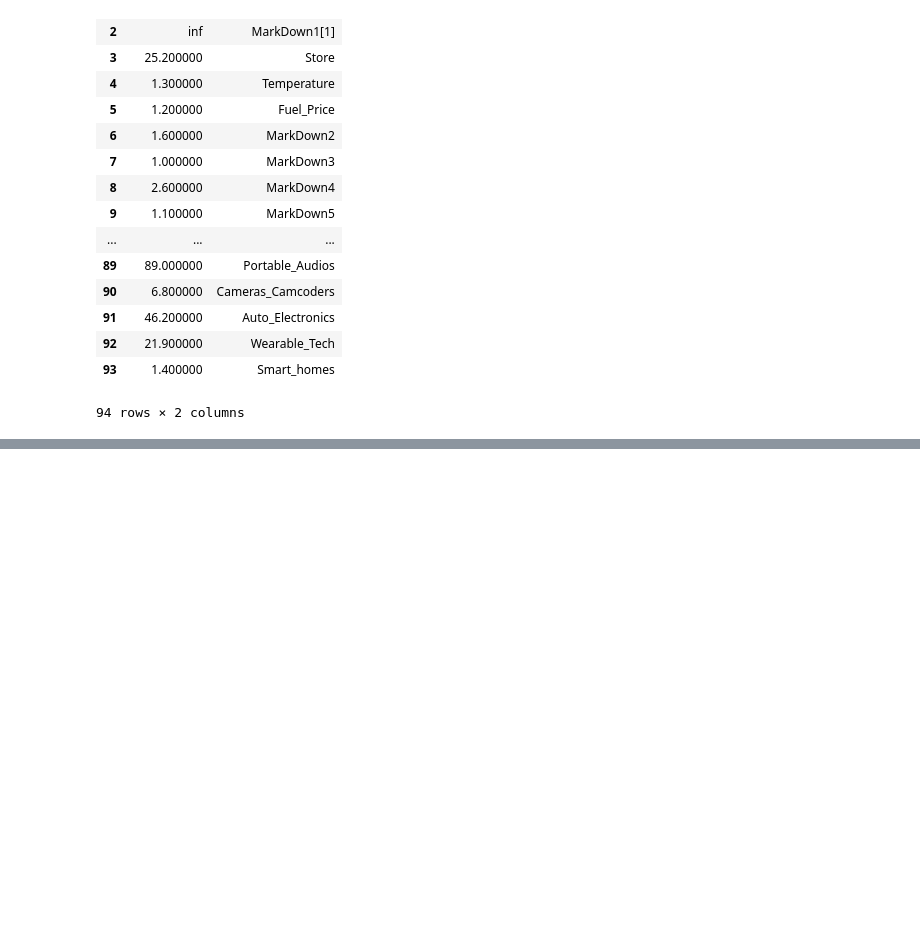
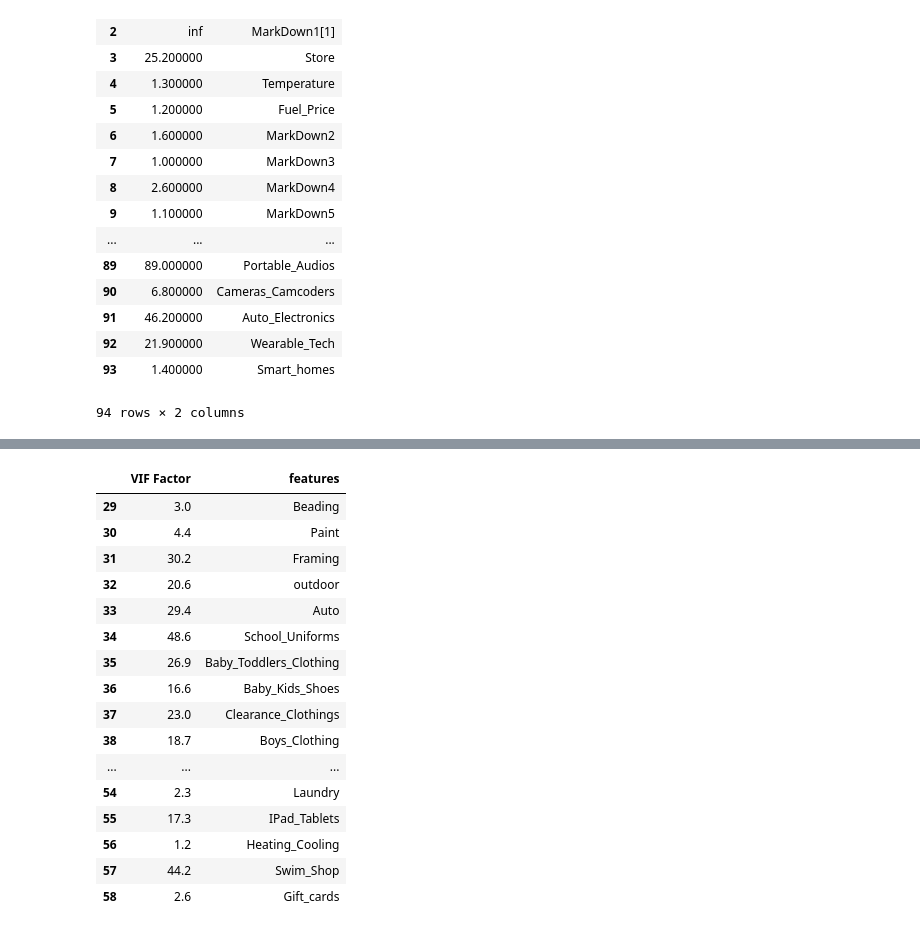
Before and after one commit to druchefavour/retailer_project, a Jupyter notebook: 9.0 Variance Inflation Factor.ipynb, the cells around one changed output, grey strips where cells are left out. Cells and saved outputs as stored; diff of their text form; code cells hidden in the pictures; blank space fills up the shorter version.

```diff
--- a/9.0 Variance Inflation Factor.ipynb
+++ b/9.0 Variance Inflation Factor.ipynb
@@ -279,0 +300,20 @@ vif.round(1)
+# %%
+vif.round(1).iloc[29:59]
+# %% [output]
+|  | VIF Factor | features |
+| 29 | 3.0 | Beading |
+| 30 | 4.4 | Paint |
+| 31 | 30.2 | Framing |
+| 32 | 20.6 | outdoor |
+| 33 | 29.4 | Auto |
+| 34 | 48.6 | School_Uniforms |
+| 35 | 26.9 | Baby_Toddlers_Clothing |
+| 36 | 16.6 | Baby_Kids_Shoes |
+| 37 | 23.0 | Clearance_Clothings |
+| 38 | 18.7 | Boys_Clothing |
+| ... | ... | ... |
+| 54 | 2.3 | Laundry |
+| 55 | 17.3 | IPad_Tablets |
+| 56 | 1.2 | Heating_Cooling |
+| 57 | 44.2 | Swim_Shop |
+| 58 | 2.6 | Gift_cards |
```
Also changed, not shown: parts of 14 cells of this notebook, 12 other files.
